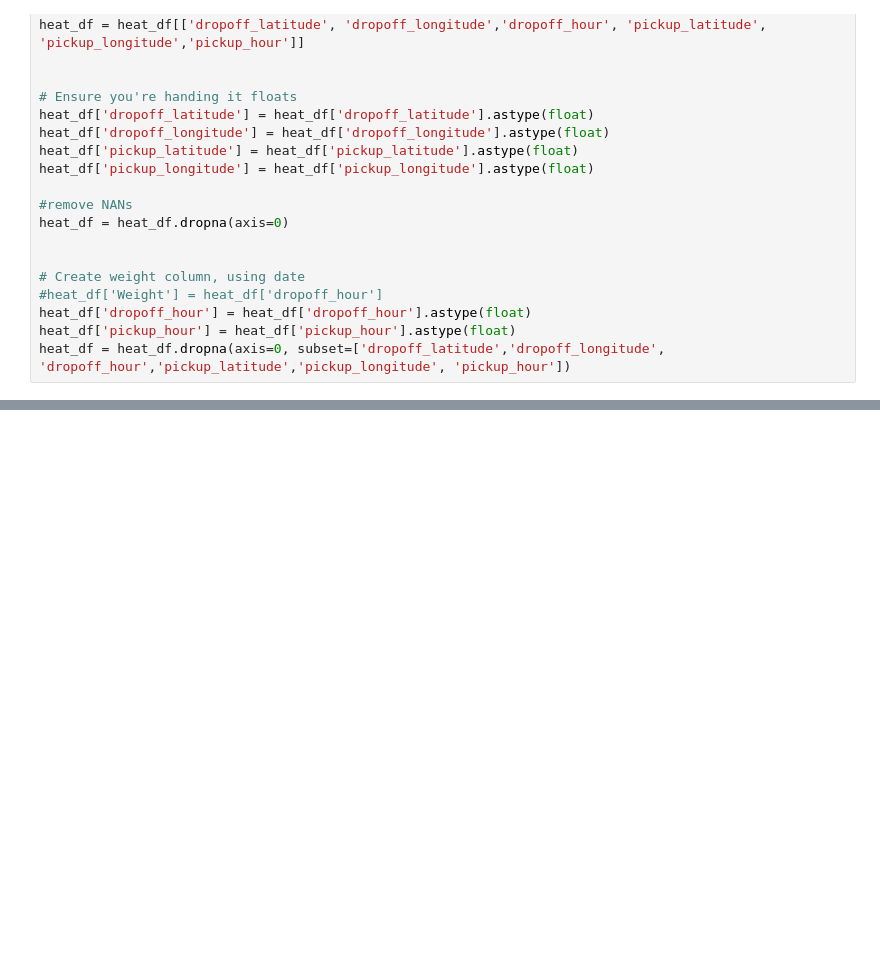
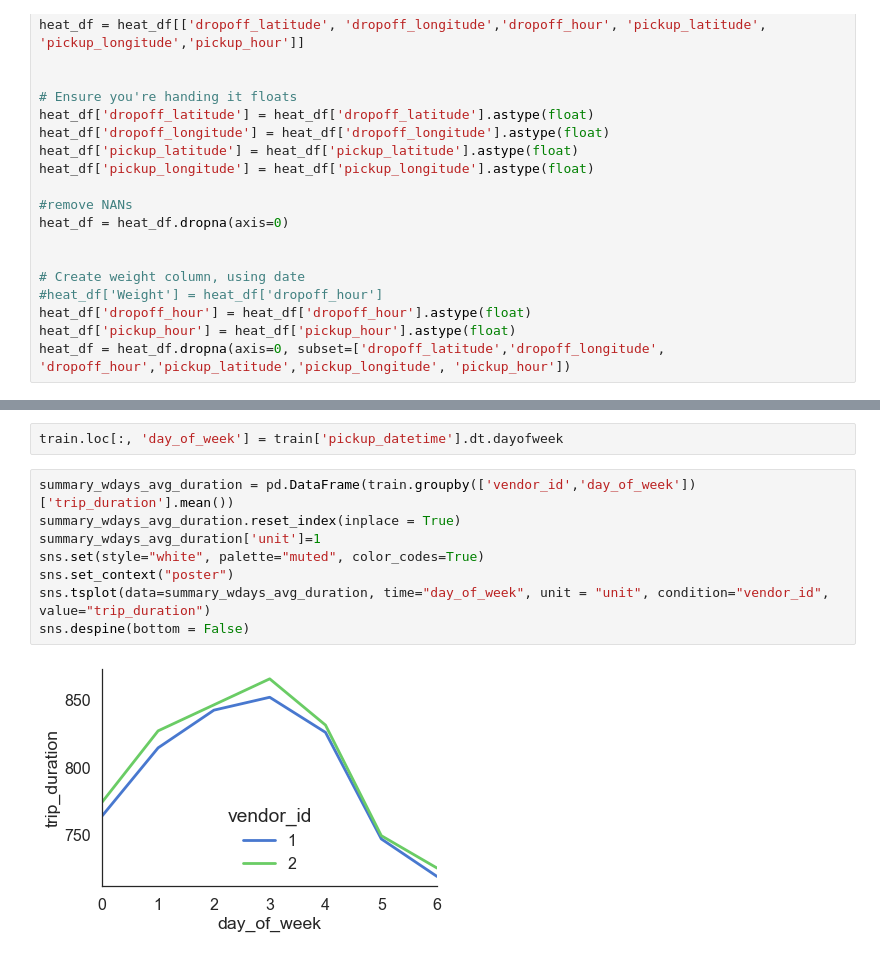
Before and after one commit to GaryLuoLuo/Data_Mining_Project_Jiahui_Qin_Zhe, a Jupyter notebook: Data Preparation.ipynb, the cells around one changed output, grey strips where cells are left out. Saved outputs shown, nothing was run; the diff lists cells and outputs as text; blank space fills up the shorter version.

Commit message:
Add new plot

```diff
--- a/Data Preparation.ipynb
+++ b/Data Preparation.ipynb
@@ -287,3 +288,15 @@ hm.add_to(newyork_on_heatmap_1)
 newyork_on_heatmap_1
 # %% [output]
 [interactive output not drawn]
+# %%
+train.loc[:, 'day_of_week'] = train['pickup_datetime'].dt.dayofweek
+# %%
+summary_wdays_avg_duration = pd.DataFrame(train.groupby(['vendor_id','day_of_week'])['trip_duration'].mean())
+summary_wdays_avg_duration.reset_index(inplace = True)
+summary_wdays_avg_duration['unit']=1
+sns.set(style="white", palette="muted", color_codes=True)
+sns.set_context("poster")
+sns.tsplot(data=summary_wdays_avg_duration, time="day_of_week", unit = "unit", condition="vendor_id", value="trip_duration")
+sns.despine(bottom = False)
+# %% [output]
+[figure, added]
```
Also changed, not shown: parts of 3 cells of this notebook.
